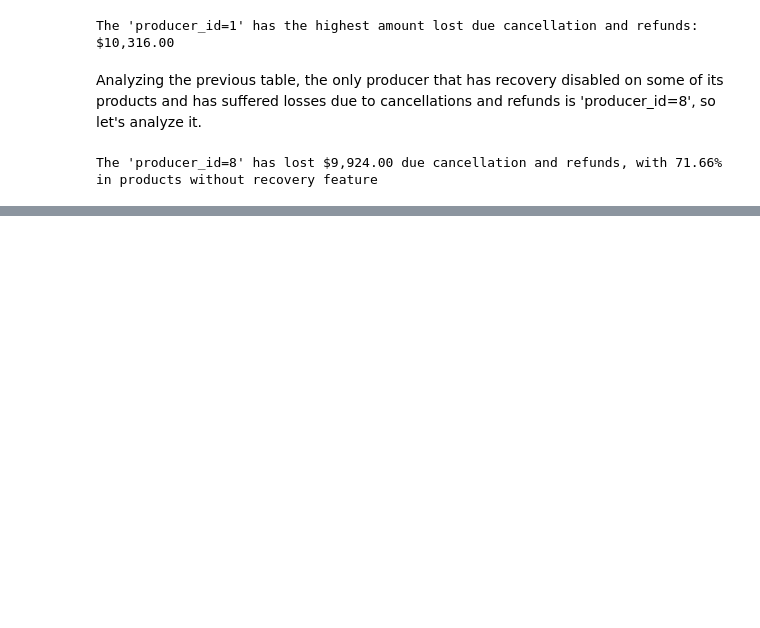
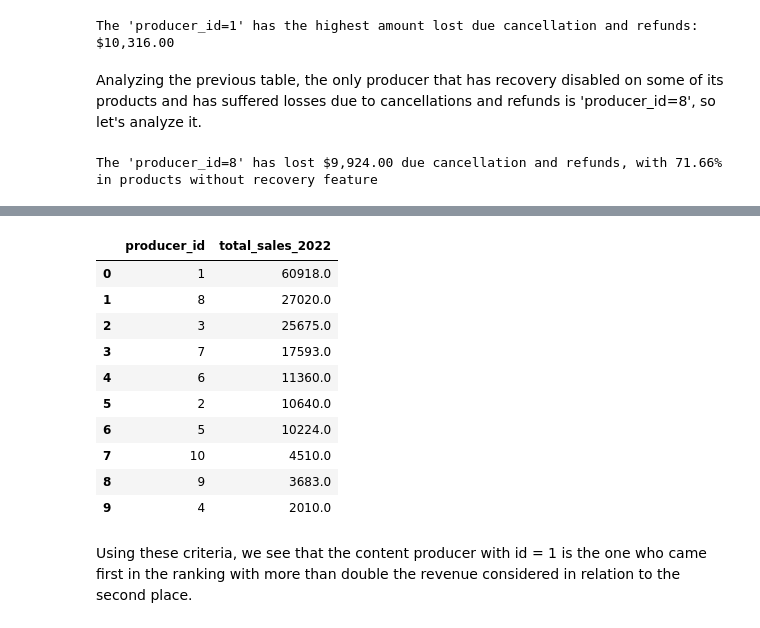
Before and after one commit to hturqueti/xpcourses-data-analysis, a Jupyter notebook: notebooks/01-technical-case.ipynb, the cells around one changed output, grey strips where cells are left out. Drawn from its saved outputs; the diff is of its cells as text; code cells hidden in the pictures; blank space fills up the shorter version.

```diff
--- a/notebooks/01-technical-case.ipynb
+++ b/notebooks/01-technical-case.ipynb
@@ -465,0 +470,40 @@ The 'producer_id=8' has lost $9,924.00 due cancellation and refunds, with 71.66%
+# %%
+query = """
+SELECT
+    p.producer_id,
+    SUM(s.product_price) AS total_sales_2022
+FROM
+    product AS p
+INNER JOIN
+    sales AS s ON p.product_id = s.product_id
+WHERE
+    YEAR(s.purchase_date) = 2022
+    AND
+    s.refund = 0
+    AND
+    s.cancelled = 0
+    AND
+    s.chargeback = 0
+GROUP BY
+    p.producer_id
+ORDER BY
+    total_sales_2022 DESC
+"""
+
+top_creators_2022 = db.query(query).to_df()
+
+top_creators_2022
+# %% [output]
+|  | producer_id | total_sales_2022 |
+| 0 | 1 | 60918.0 |
+| 1 | 8 | 27020.0 |
+| 2 | 3 | 25675.0 |
+| 3 | 7 | 17593.0 |
+| 4 | 6 | 11360.0 |
+| 5 | 2 | 10640.0 |
+| 6 | 5 | 10224.0 |
+| 7 | 10 | 4510.0 |
+| 8 | 9 | 3683.0 |
+| 9 | 4 | 2010.0 |
+# %% [markdown]
+Using these criteria, we see that the content producer with id = 1 is the one who came first in the ranking with more than double the revenue considered in relation to the second place.
```
Also changed, not shown: parts of 2 cells of this notebook.
